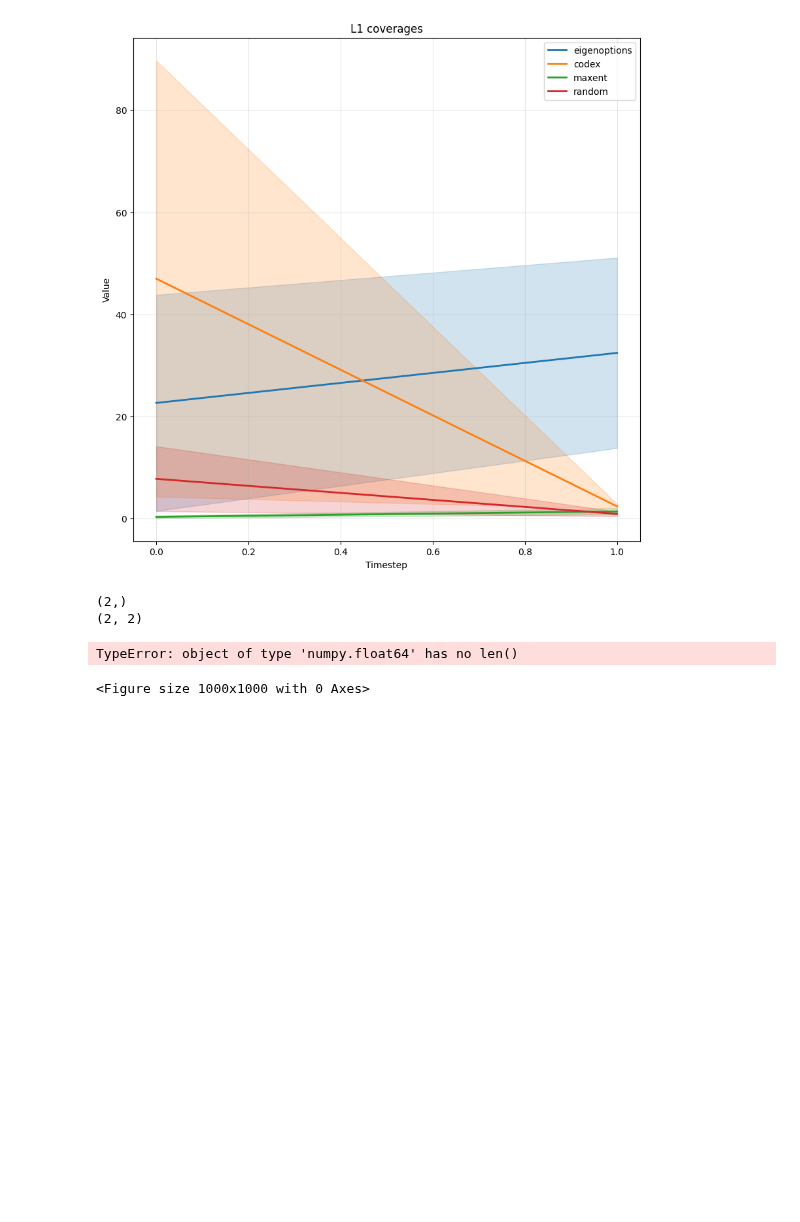
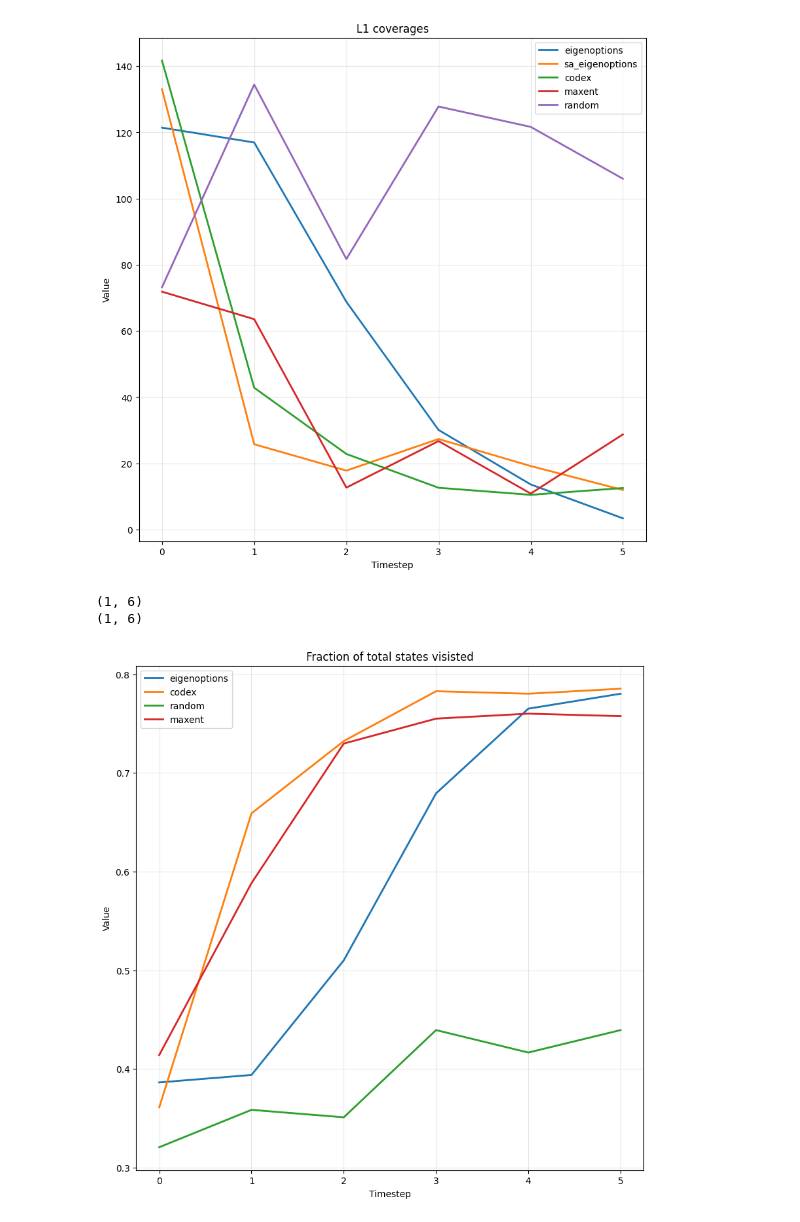
Before and after one commit to aaronma1/l1-cov, a Jupyter notebook: analysis.ipynb, the cells around one changed output. Drawn from its saved outputs; the diff is of its cells as text; code cells hidden in the pictures; blank space fills up the shorter version.

```diff
--- a/analysis.ipynb
+++ b/analysis.ipynb
@@ -5,6 +5,7 @@ import lib.aggregation as aggregation
 import pickle
 import numpy as np
 import os
+
 
 def read_pickle(save_name):
     """
@@ -15,4 +16,8 @@ def read_pickle(save_name):
     with open(save_name, "rb") as f:
         return pickle.load(f)
 
-EXP_DIR="out/maintest"
+EXP_DIR="out/mc_test"
+
+params = read_pickle(os.path.join(EXP_DIR, "params.pkl"))
+print(params["option_args"])
+print(params["adv_args"])
@@ -130,34 +133,35 @@ plot_competing_histograms(l1_eig[:, 0])
 # %%
 params = read_pickle(os.path.join(EXP_DIR, "params.pkl"))
 
 
 l1_random = read_pickle(os.path.join(EXP_DIR, "random_l1_covs.pkl"))
 l1_eig = read_pickle(os.path.join(EXP_DIR, "eigenoptions_l1_covs.pkl"))
+l1_eig_sa = read_pickle(os.path.join(EXP_DIR, "sa_eigenoptions_l1_covs.pkl"))
 l1_cov = read_pickle(os.path.join(EXP_DIR, "codex_l1_covs.pkl"))
 l1_maxent = read_pickle(os.path.join(EXP_DIR, "maxent_l1_covs.pkl"))
 
 
 stats_maxent = read_pickle(os.path.join(EXP_DIR, "maxent_stats.pkl"))
 stats_random = read_pickle(os.path.join(EXP_DIR, "random_stats.pkl"))
 stats_eig = read_pickle(os.path.join(EXP_DIR, "eigenoptions_stats.pkl"))
 stats_cov = read_pickle(os.path.join(EXP_DIR, "codex_stats.pkl"))
+stats_eig_sa = read_pickle(os.path.join(EXP_DIR, "sa_eigenoptions_stats.pkl"))
 base_args = params["base_args"]
 
-plot_competing(l1_eig,  l1_cov, l1_maxent, l1_random, labels=["eigenoptions", "codex", "maxent", "random"], title="L1 coverages" )
+plot_competing(l1_eig, l1_eig_sa, l1_cov, l1_maxent, l1_random, labels=["eigenoptions", "sa_eigenoptions", "codex", "maxent", "random"], title="L1 coverages" )
 # plot_competing(stats_eig["visited_sa_ratio"], labels=["eigenoptions", "codex", "random", "maxent"], title="L1 coverages" )
 
 stats = [stats_eig, stats_cov, stats_random, stats_maxent]
 usv_eig, usv_cov, usv_random, usv_maxent = (i["visited_sa_ratio"] for i in stats)
 ent_eig, ent_cov, ent_random, ent_maxent = (i["p_s_entropy"] for i in stats)
 
 print(stats_eig["p_s_entropy"].shape)
 print(l1_eig.shape)
 
 plot_competing(usv_eig, usv_cov, usv_random, usv_maxent, labels=["eigenoptions", "codex", "random", "maxent"], title="Fraction of total states visisted")
-plot_competing(ent_eig, ent_cov, ent_random, ent_maxent, labels=["eigenoptions", "codex", "random", "maxent"], title="State probability fucntion Entropy")
+plot_competing(ent_eig, ent_cov, ent_random, ent_maxent, labels=["eigenoptions", "sa-eigenoptions", "codex", "random", "maxent"], title="State probability fucntion Entropy")
 # %% [output]
-[figure, old version]
+[figure, new version]
-(2,)
-(2, 2)
+(1, 6)
+(1, 6)
-TypeError: object of type 'numpy.float64' has no len()
-<Figure size 1000x1000 with 0 Axes>
+[figure, added]
```
Also changed, not shown: parts of 4 cells of this notebook, 14 other files.
